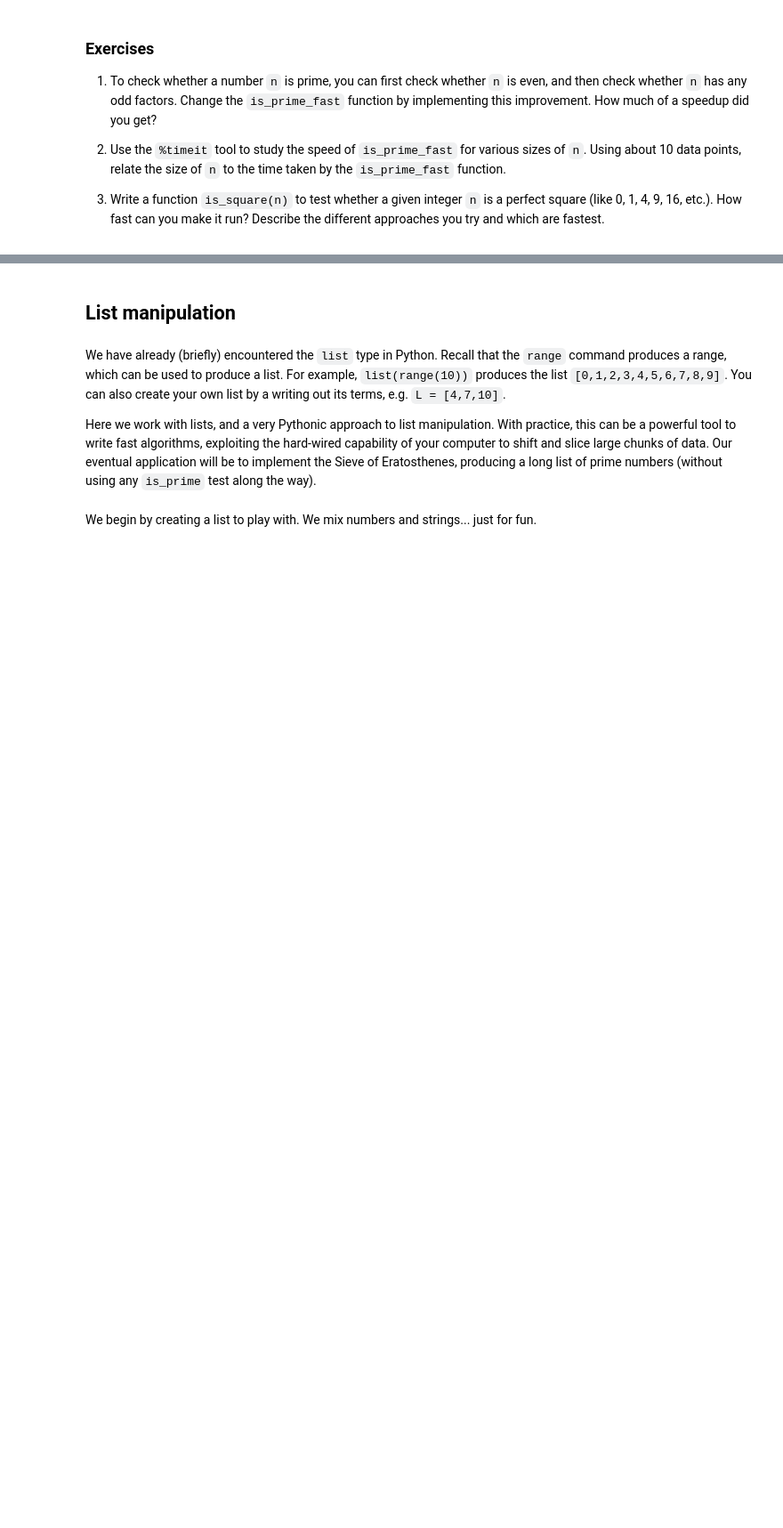
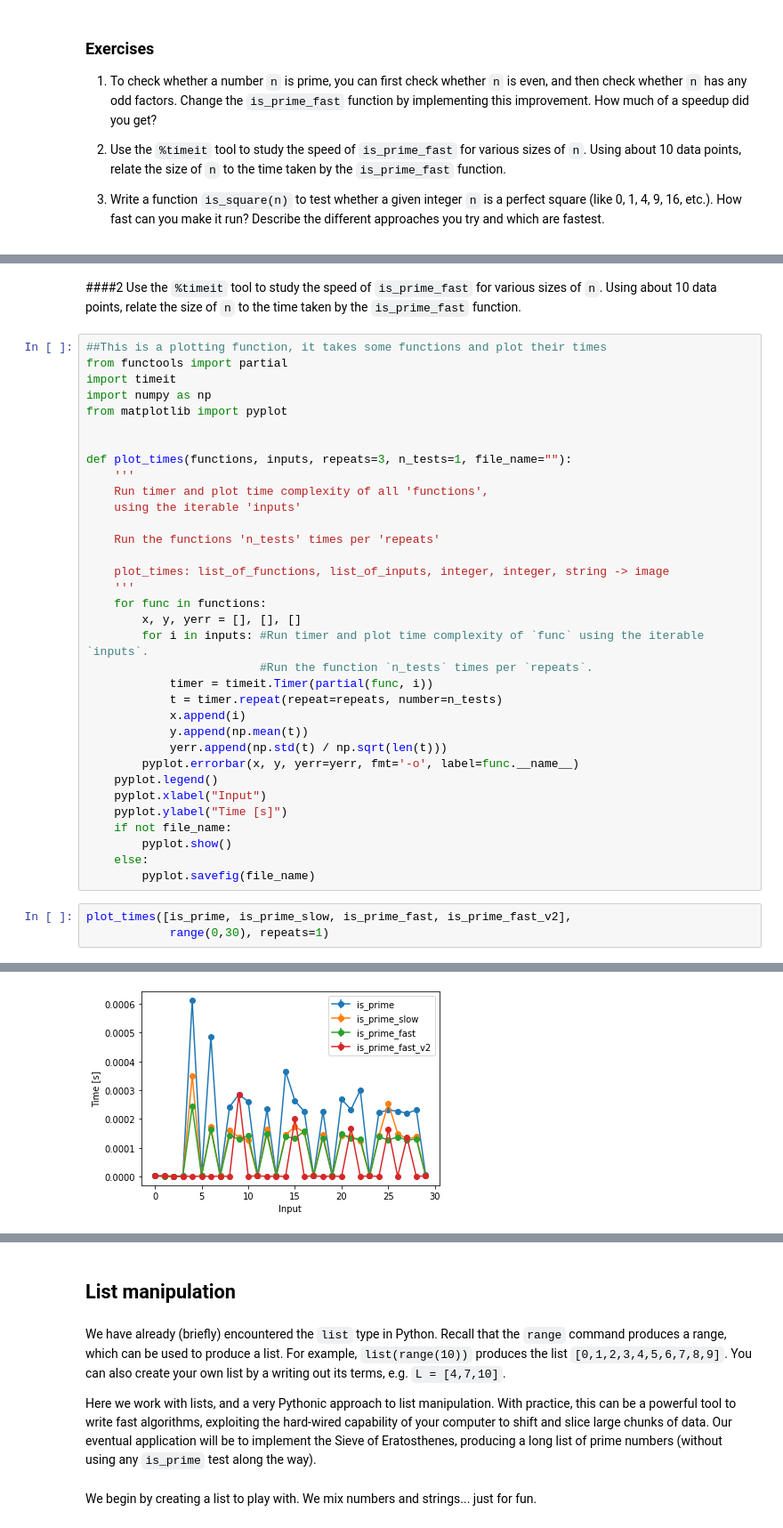
Before and after one commit to BurleighCharlton/Python-Mathematics, a Jupyter notebook: P4M_Notebook_3.ipynb, the cells around one changed output, grey strips where cells are left out. Shown at 89% size. Saved outputs shown, nothing was run; the diff lists cells and outputs as text; blank space fills up the shorter version.

```diff
--- a/P4M_Notebook_3.ipynb
+++ b/P4M_Notebook_3.ipynb
@@ -152,0 +252,41 @@ Now we have a function `is_prime_fast(n)` that is speedy for numbers `n` in the
+# %% [markdown]
+####2
+Use the `%timeit` tool to study the speed of `is_prime_fast` for various sizes of `n`.  Using about 10 data points, relate the size of `n` to the time taken by the `is_prime_fast` function.
+# %%
+##This is a plotting function, it takes some functions and plot their times
+from functools import partial
+import timeit
+import numpy as np
+from matplotlib import pyplot
+
+
+def plot_times(functions, inputs, repeats=3, n_tests=1, file_name=""):
+    '''
+    Run timer and plot time complexity of all 'functions',
+    using the iterable 'inputs'
+
+    Run the functions 'n_tests' times per 'repeats'
+
+    plot_times: list_of_functions, list_of_inputs, integer, integer, string -> image
+    '''
+    for func in functions:
+        x, y, yerr = [], [], []
+        for i in inputs: #Run timer and plot time complexity of `func` using the iterable `inputs`.
+                         #Run the function `n_tests` times per `repeats`.
+            timer = timeit.Timer(partial(func, i))
+            t = timer.repeat(repeat=repeats, number=n_tests)
+            x.append(i)
+            y.append(np.mean(t))
+            yerr.append(np.std(t) / np.sqrt(len(t)))
+        pyplot.errorbar(x, y, yerr=yerr, fmt='-o', label=func.__name__)
+    pyplot.legend()
+    pyplot.xlabel("Input")
+    pyplot.ylabel("Time [s]")
+    if not file_name:
+        pyplot.show()
+    else:
+        pyplot.savefig(file_name)
+# %%
+plot_times([is_prime, is_prime_slow, is_prime_fast, is_prime_fast_v2],
+            range(0,30), repeats=1)
+# %% [output]
@@ -152,0 +310 @@ Now we have a function `is_prime_fast(n)` that is speedy for numbers `n` in the
+[figure, added]
```
Also changed, not shown: parts of 152 cells of this notebook.
